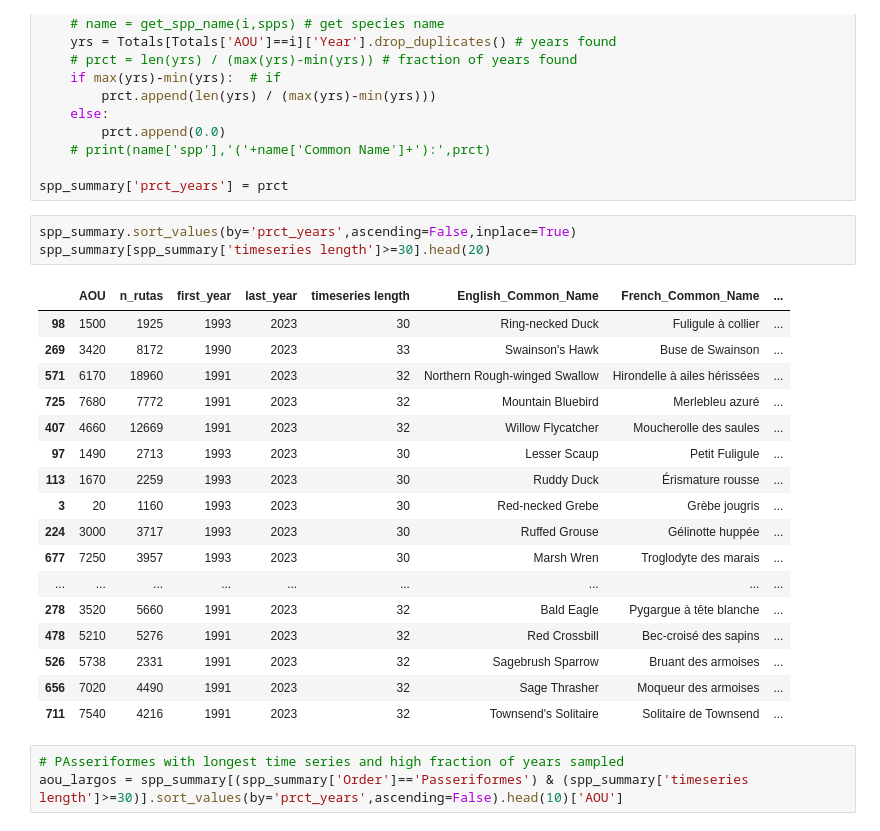
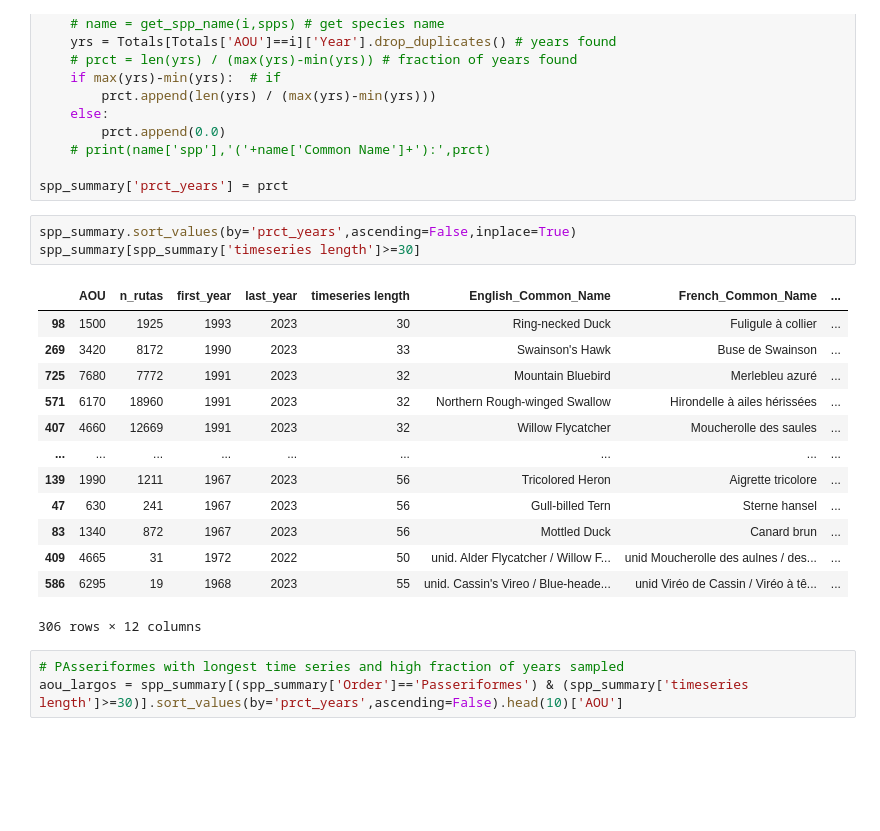
Before and after one commit to horaciosamaniego/bbs, a Jupyter notebook: ts_processing.ipynb, the cells around one changed output. Saved outputs shown, nothing was run; the diff lists cells and outputs as text; blank space fills up the shorter version.

```diff
--- a/ts_processing.ipynb
+++ b/ts_processing.ipynb
@@ -262,25 +262,21 @@ for i in spp_summary['AOU']:
 spp_summary['prct_years'] = prct
 # %%
 spp_summary.sort_values(by='prct_years',ascending=False,inplace=True)
-spp_summary[spp_summary['timeseries length']>=30].head(20)
+spp_summary[spp_summary['timeseries length']>=30]
 # %% [output]
 |  | AOU | n_rutas | first_year | last_year | timeseries length | English_Common_Name | French_Common_Name | ... |
 | 98 | 1500 | 1925 | 1993 | 2023 | 30 | Ring-necked Duck | Fuligule à collier | ... |
 | 269 | 3420 | 8172 | 1990 | 2023 | 33 | Swainson's Hawk | Buse de Swainson | ... |
+| 725 | 7680 | 7772 | 1991 | 2023 | 32 | Mountain Bluebird | Merlebleu azuré | ... |
 | 571 | 6170 | 18960 | 1991 | 2023 | 32 | Northern Rough-winged Swallow | Hirondelle à ailes hérissées | ... |
-| 725 | 7680 | 7772 | 1991 | 2023 | 32 | Mountain Bluebird | Merlebleu azuré | ... |
 | 407 | 4660 | 12669 | 1991 | 2023 | 32 | Willow Flycatcher | Moucherolle des saules | ... |
-| 97 | 1490 | 2713 | 1993 | 2023 | 30 | Lesser Scaup | Petit Fuligule | ... |
-| 113 | 1670 | 2259 | 1993 | 2023 | 30 | Ruddy Duck | Érismature rousse | ... |
-| 3 | 20 | 1160 | 1993 | 2023 | 30 | Red-necked Grebe | Grèbe jougris | ... |
-| 224 | 3000 | 3717 | 1993 | 2023 | 30 | Ruffed Grouse | Gélinotte huppée | ... |
-| 677 | 7250 | 3957 | 1993 | 2023 | 30 | Marsh Wren | Troglodyte des marais | ... |
 | ... | ... | ... | ... | ... | ... | ... | ... | ... |
-| 278 | 3520 | 5660 | 1991 | 2023 | 32 | Bald Eagle | Pygargue à tête blanche | ... |
-| 478 | 5210 | 5276 | 1991 | 2023 | 32 | Red Crossbill | Bec-croisé des sapins | ... |
-| 526 | 5738 | 2331 | 1991 | 2023 | 32 | Sagebrush Sparrow | Bruant des armoises | ... |
-| 656 | 7020 | 4490 | 1991 | 2023 | 32 | Sage Thrasher | Moqueur des armoises | ... |
-| 711 | 7540 | 4216 | 1991 | 2023 | 32 | Townsend's Solitaire | Solitaire de Townsend | ... |
+| 139 | 1990 | 1211 | 1967 | 2023 | 56 | Tricolored Heron | Aigrette tricolore | ... |
+| 47 | 630 | 241 | 1967 | 2023 | 56 | Gull-billed Tern | Sterne hansel | ... |
+| 83 | 1340 | 872 | 1967 | 2023 | 56 | Mottled Duck | Canard brun | ... |
+| 409 | 4665 | 31 | 1972 | 2022 | 50 | unid. Alder Flycatcher / Willow F... | unid Moucherolle des aulnes / des... | ... |
+| 586 | 6295 | 19 | 1968 | 2023 | 55 | unid. Cassin's Vireo / Blue-heade... | unid Viréo de Cassin / Viréo à tê... | ... |
+306 rows × 12 columns
 # %%
 # PAsseriformes with longest time series and high fraction of years sampled
 aou_largos = spp_summary[(spp_summary['Order']=='Passeriformes') & (spp_summary['timeseries length']>=30)].sort_values(by='prct_years',ascending=False).head(10)['AOU']
```
Also changed, not shown: parts of 18 cells of this notebook, 1 other file.
